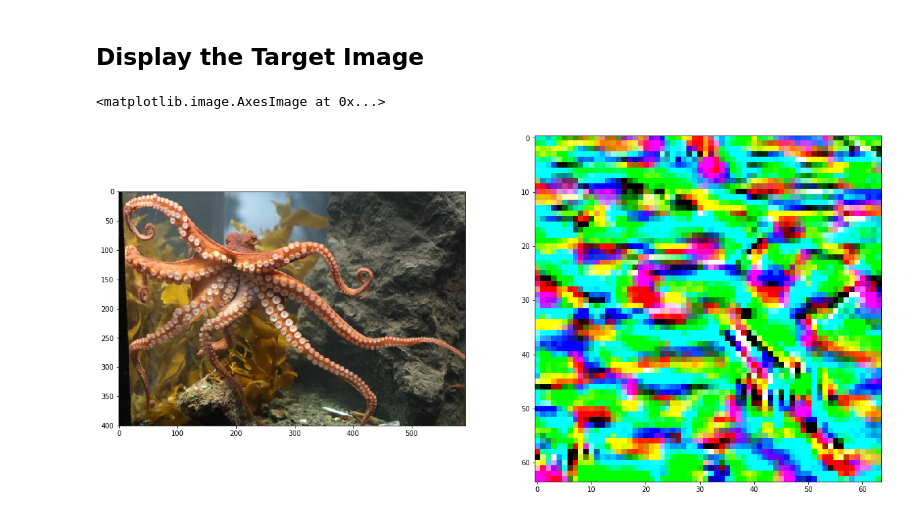
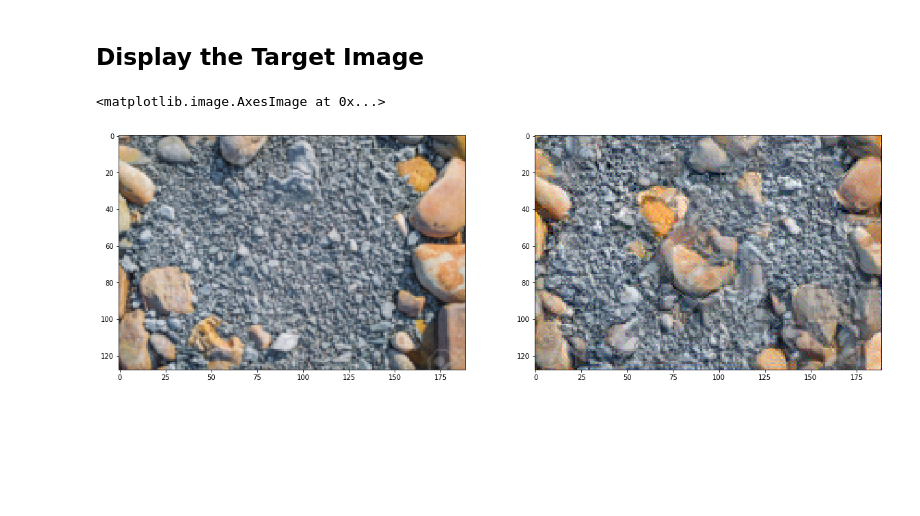
Before and after one commit to ShivendraAgrawal/deep-learning-v2-pytorch-udacity, a Jupyter notebook: style-transfer/Style_Transfer_for_TextureSynthesis.ipynb, the cells around one changed output. Drawn from its saved outputs; the diff is of its cells as text; code cells hidden in the pictures; blank space fills up the shorter version.

Commit message:
modify for GPU and add texture outputs

```diff
--- a/style-transfer/Style_Transfer_for_TextureSynthesis.ipynb
+++ b/style-transfer/Style_Transfer_for_TextureSynthesis.ipynb
@@ -78,7 +80,7 @@ You can load in any images you want! Below, we've provided a helper function for
 
 Additionally, it will be easier to have smaller images and to squish the content and style images so that they are of the same size.
 # %%
-def load_image(img_path, max_size=400, shape=None):
+def load_image(img_path, max_size=128, shape=None):
     ''' Load in and transform an image, making sure the image
        is <= 400 pixels in the x-y dims.'''
     if "http" in img_path:
@@ -113,5 +115,5 @@ Next, I'm loading in images by file name and forcing the style image to be the s
 # load in content and style image
 content = load_image('images/octopus.jpg').to(device)
 # Resize style to match content, makes code easier
-style = load_image('images/hockney.jpg', shape=content.shape[-2:]).to(device)
+style = load_image('images/rock_background.jpg', shape=content.shape[-2:]).to(device)
 # %% [output]
@@ -223,5 +225,9 @@ style_grams = {layer: gram_matrix(style_features[layer]) for layer in style_feat
 # it is a good idea to start of with the target as a copy of our *content* image
 # then iteratively change its style
 # target = content.clone().requires_grad_(True).to(device)
-texture_np = np.random.rand(1, 3, 400, 592)
-target = Variable(torch.tensor(texture_np).float(), requires_grad=True).to(device)
+texture_np = np.random.rand(1, 3, 128, 189)
+target = Variable(torch.tensor(texture_np).float(), requires_grad=True)
+
+if torch.cuda.is_available():
+    print("GPU")
+    target = Variable(torch.tensor(texture_np).float().cuda(), requires_grad=True)
@@ -332,8 +355,8 @@ KeyboardInterrupt:
 # %%
 # display content and final, target image
 fig, (ax1, ax2) = plt.subplots(1, 2, figsize=(20, 10))
-ax1.imshow(im_convert(content))
+ax1.imshow(im_convert(style))
 ax2.imshow(im_convert(target))
 # %% [output]
 <matplotlib.image.AxesImage at 0x...>
-[figure, old version]
+[figure, new version]
```
Also changed, not shown: parts of 8 cells of this notebook, 5 other files.
